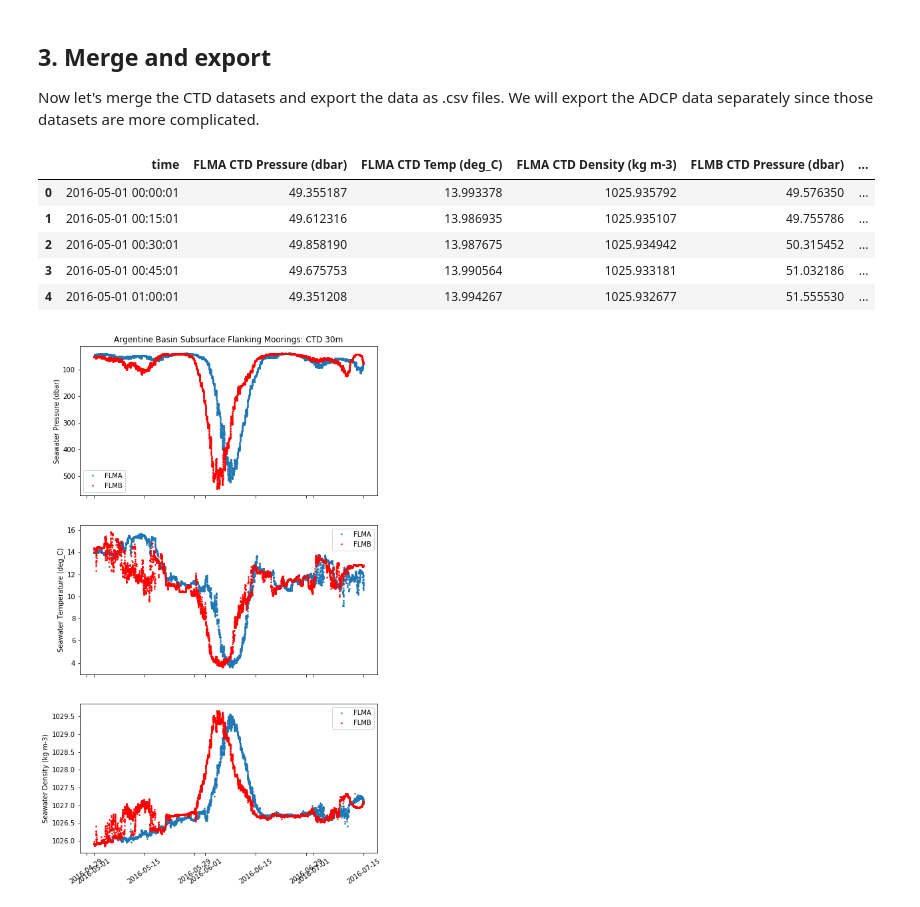
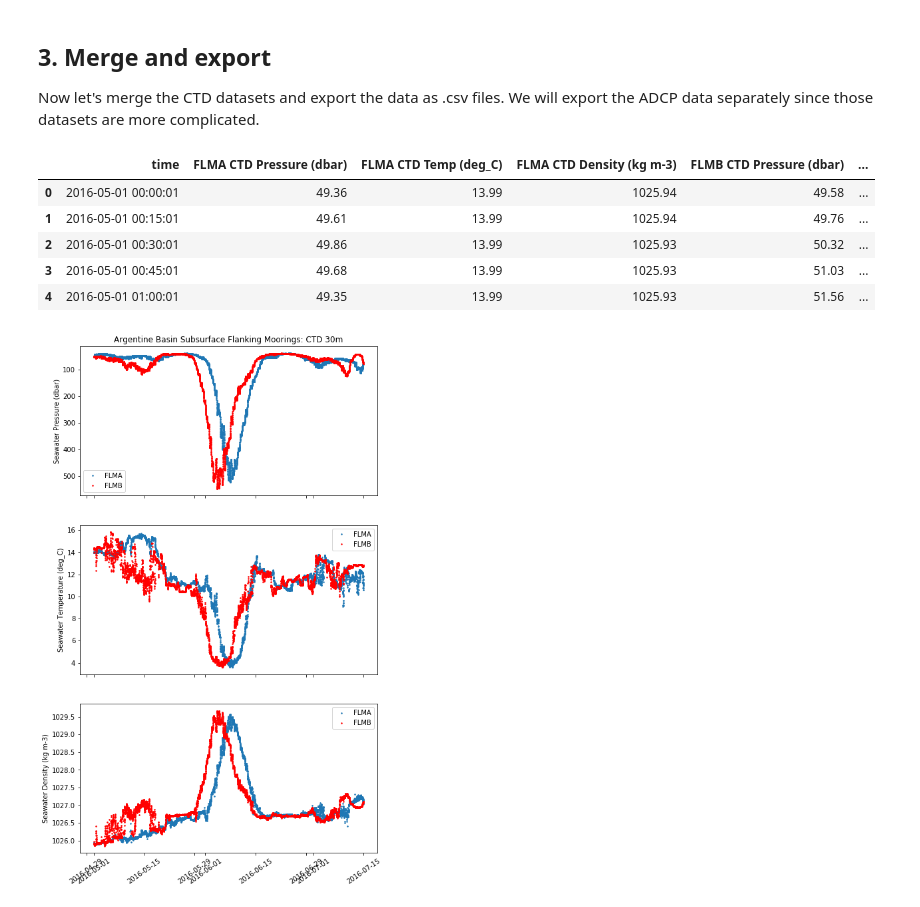
Before and after one commit to ooi-data-lab/nugget-notebooks, a Jupyter notebook: extras/E02_Argentine_Basin_strong_currents.ipynb, the cells around one changed output. Drawn from its saved outputs; the diff is of its cells as text; code cells hidden in the pictures.

Commit message:
round values for .csv export

```diff
--- a/extras/E02_Argentine_Basin_strong_currents.ipynb
+++ b/extras/E02_Argentine_Basin_strong_currents.ipynb
@@ -474,16 +474,18 @@ FLMB_CTD_data = FLMB_CTD_data.rename(columns={'ctdmo_seawater_pressure': 'FLMB C
 # %%
 # merge the dataframes
 merged = pd.merge(FLMA_CTD_data, FLMB_CTD_data, on='time', how='outer')
 merged = merged.sort_values('time').reset_index(drop=True)  # make sure the dataframe is sorted by time
 
+# round data to 2 decimal places
+merged = merged.round(2)
 merged.head()
 # %% [output]
 |  | time | FLMA CTD Pressure (dbar) | FLMA CTD Temp (deg_C) | FLMA CTD Density (kg m-3) | FLMB CTD Pressure (dbar) | ... |
-| 0 | 2016-05-01 00:00:01 | 49.355187 | 13.993378 | 1025.935792 | 49.576350 | ... |
-| 1 | 2016-05-01 00:15:01 | 49.612316 | 13.986935 | 1025.935107 | 49.755786 | ... |
-| 2 | 2016-05-01 00:30:01 | 49.858190 | 13.987675 | 1025.934942 | 50.315452 | ... |
-| 3 | 2016-05-01 00:45:01 | 49.675753 | 13.990564 | 1025.933181 | 51.032186 | ... |
-| 4 | 2016-05-01 01:00:01 | 49.351208 | 13.994267 | 1025.932677 | 51.555530 | ... |
+| 0 | 2016-05-01 00:00:01 | 49.36 | 13.99 | 1025.94 | 49.58 | ... |
+| 1 | 2016-05-01 00:15:01 | 49.61 | 13.99 | 1025.94 | 49.76 | ... |
+| 2 | 2016-05-01 00:30:01 | 49.86 | 13.99 | 1025.93 | 50.32 | ... |
+| 3 | 2016-05-01 00:45:01 | 49.68 | 13.99 | 1025.93 | 51.03 | ... |
+| 4 | 2016-05-01 01:00:01 | 49.35 | 13.99 | 1025.93 | 51.56 | ... |
 # %%
 # plot the data again
 fig, (ax1,ax2,ax3) = plt.subplots(3,1, sharex=True, figsize = (8,14))
```
Also changed, not shown: parts of 1 cell of this notebook.
